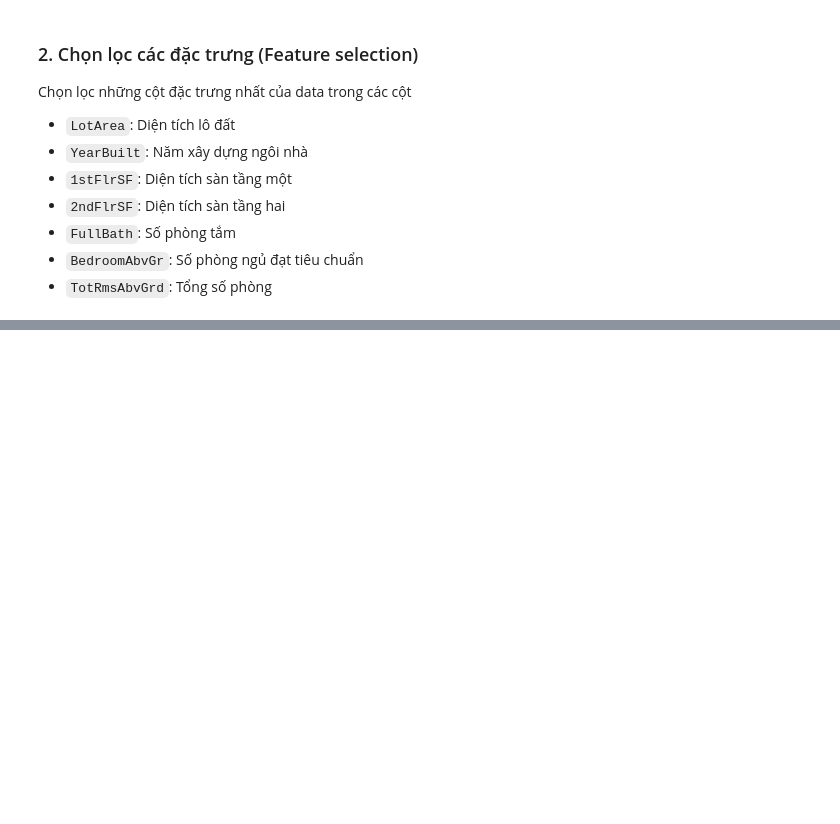
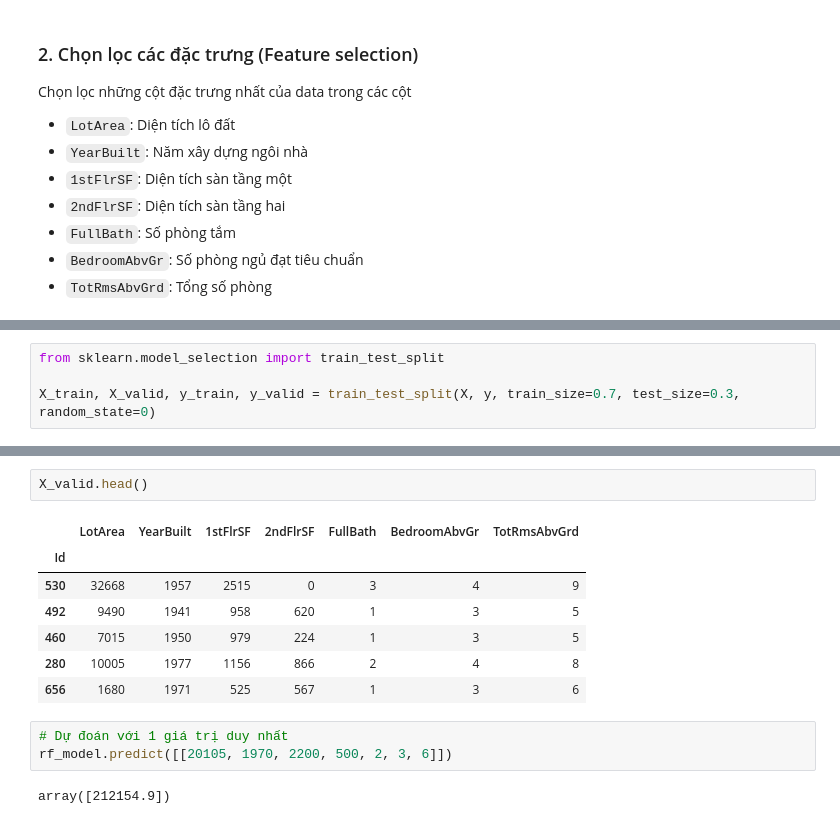
Before and after one commit to anhpham77346/house_test, a Jupyter notebook: house_test.ipynb, the cells around one changed output, grey strips where cells are left out. Cells and saved outputs as stored; diff of their text form; blank space fills up the shorter version.

Commit message:
done training model

```diff
--- a/house_test.ipynb
+++ b/house_test.ipynb
@@ -54,0 +88,4 @@ fearures = ["LotArea", "YearBuilt", "1stFlrSF", "2ndFlrSF", "FullBath", "Bedroom
+# %%
+from sklearn.model_selection import train_test_split
+
+X_train, X_valid, y_train, y_valid = train_test_split(X, y, train_size=0.7, test_size=0.3, random_state=0)
@@ -54,0 +151,15 @@ fearures = ["LotArea", "YearBuilt", "1stFlrSF", "2ndFlrSF", "FullBath", "Bedroom
+# %%
+X_valid.head()
+# %% [output]
+|  | LotArea | YearBuilt | 1stFlrSF | 2ndFlrSF | FullBath | BedroomAbvGr | TotRmsAbvGrd |
+| Id |  |  |  |  |  |  |  |
+| 530 | 32668 | 1957 | 2515 | 0 | 3 | 4 | 9 |
+| 492 | 9490 | 1941 | 958 | 620 | 1 | 3 | 5 |
+| 460 | 7015 | 1950 | 979 | 224 | 1 | 3 | 5 |
+| 280 | 10005 | 1977 | 1156 | 866 | 2 | 4 | 8 |
+| 656 | 1680 | 1971 | 525 | 567 | 1 | 3 | 6 |
+# %%
+# Dự đoán với 1 giá trị duy nhất
+rf_model.predict([[20105, 1970, 2200, 500, 2, 3, 6]])
+# %% [output]
+array([212154.9])
```
Also changed, not shown: parts of 19 cells of this notebook, 1 other file.
